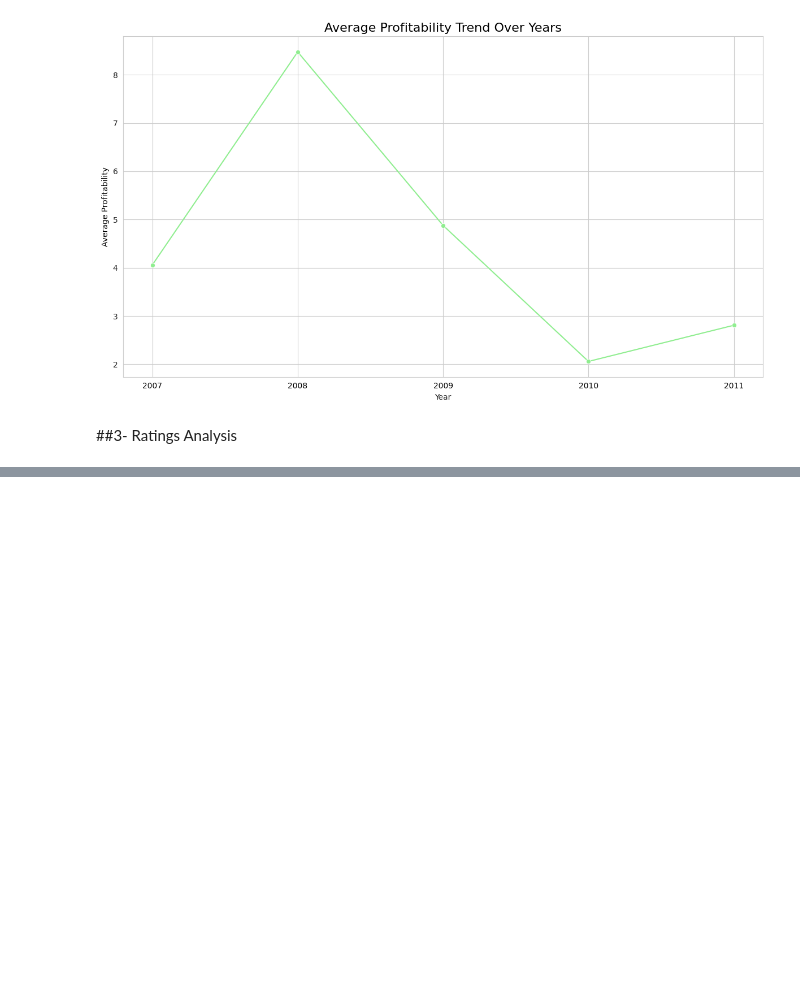
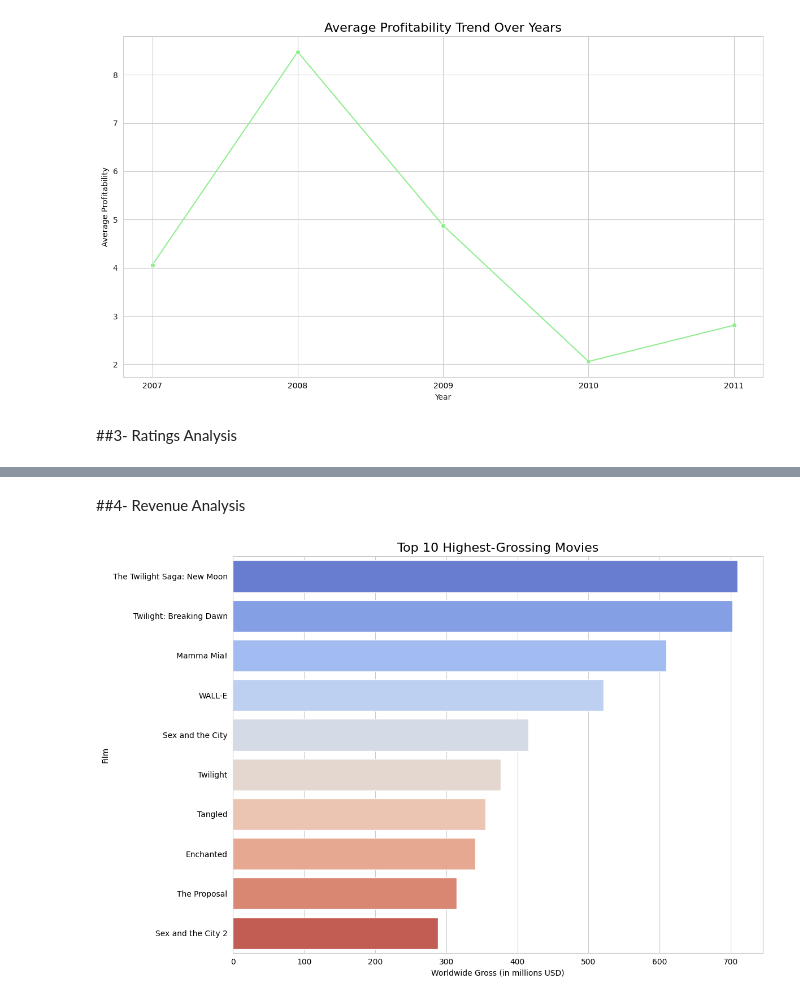
Before and after one commit to Mohamedsadek12/Movie-Dataset-Preprocessing, a Jupyter notebook: Movie_DataSet.ipynb, the cells around one changed output, grey strips where cells are left out. Saved outputs shown, nothing was run; the diff lists cells and outputs as text; code cells hidden in the pictures; blank space fills up the shorter version.

```diff
--- a/Movie_DataSet.ipynb
+++ b/Movie_DataSet.ipynb
@@ -237,0 +268,15 @@ plt.show()
+# %% [markdown]
+##4- Revenue Analysis
+# %%
+top_10_grossing = df.sort_values(by='Worldwide Gross', ascending=False).head(10)
+plt.figure(figsize=(12, 8))
+sns.barplot(x='Worldwide Gross', y='Film', hue='Film', data=top_10_grossing, palette='coolwarm')
+plt.title('Top 10 Highest-Grossing Movies', color='black', fontsize=16)
+plt.xlabel('Worldwide Gross (in millions USD)', color='black')
+plt.ylabel('Film', color='black')
+plt.xticks(color='black')
+plt.yticks(color='black')
+plt.tight_layout()
+plt.show()
+# %% [output]
+[figure, added]
```
Also changed, not shown: parts of 15 cells of this notebook, 1 other file.
